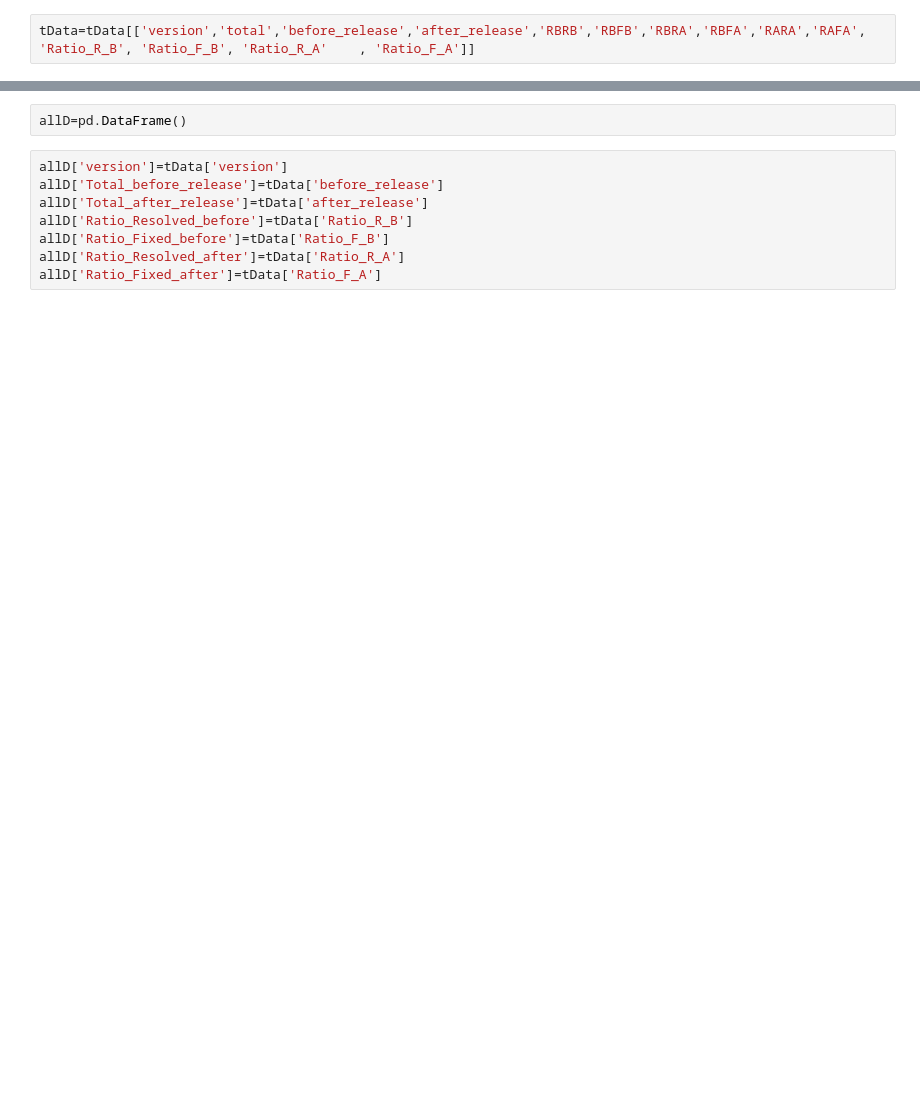
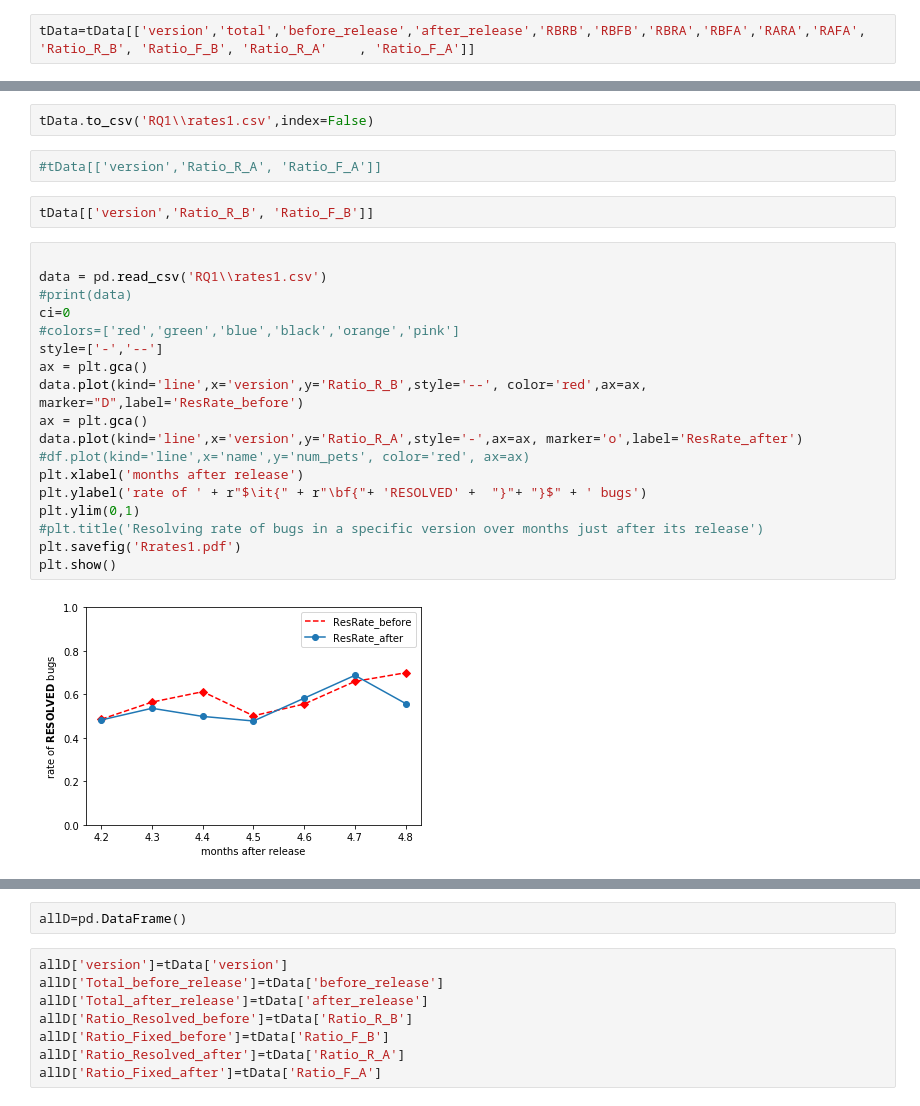
Before and after one commit to ICSME19/ICSME2019, a Jupyter notebook: RQ1.ipynb, the cells around one changed output, grey strips where cells are left out. Saved outputs shown, nothing was run; the diff lists cells and outputs as text; blank space fills up the shorter version.

```diff
--- a/RQ1.ipynb
+++ b/RQ1.ipynb
@@ -182,0 +259,26 @@ tData
+# %%
+tData.to_csv('RQ1\\rates1.csv',index=False)
+# %%
+#tData[['version','Ratio_R_A', 'Ratio_F_A']]
+# %%
+tData[['version','Ratio_R_B', 'Ratio_F_B']]
+# %%
+
+data = pd.read_csv('RQ1\\rates1.csv')
+#print(data)
+ci=0
+#colors=['red','green','blue','black','orange','pink']
+style=['-','--']
+ax = plt.gca()
+data.plot(kind='line',x='version',y='Ratio_R_B',style='--', color='red',ax=ax, marker="D",label='ResRate_before')
+ax = plt.gca()
+data.plot(kind='line',x='version',y='Ratio_R_A',style='-',ax=ax, marker='o',label='ResRate_after')
+#df.plot(kind='line',x='name',y='num_pets', color='red', ax=ax)
+plt.xlabel('months after release')
+plt.ylabel('rate of ' + r"$\it{" + r"\bf{"+ 'RESOLVED' +  "}"+ "}$" + ' bugs')
+plt.ylim(0,1)
+#plt.title('Resolving rate of bugs in a specific version over months just after its release')
+plt.savefig('Rrates1.pdf')
+plt.show()
+# %% [output]
+[figure, added]
```
Also changed, not shown: parts of 38 cells of this notebook, 5 other files.
